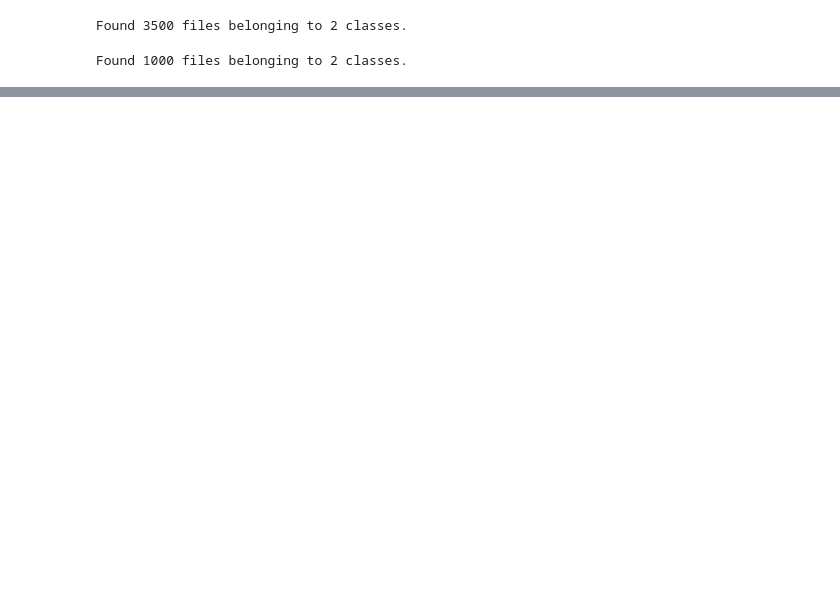
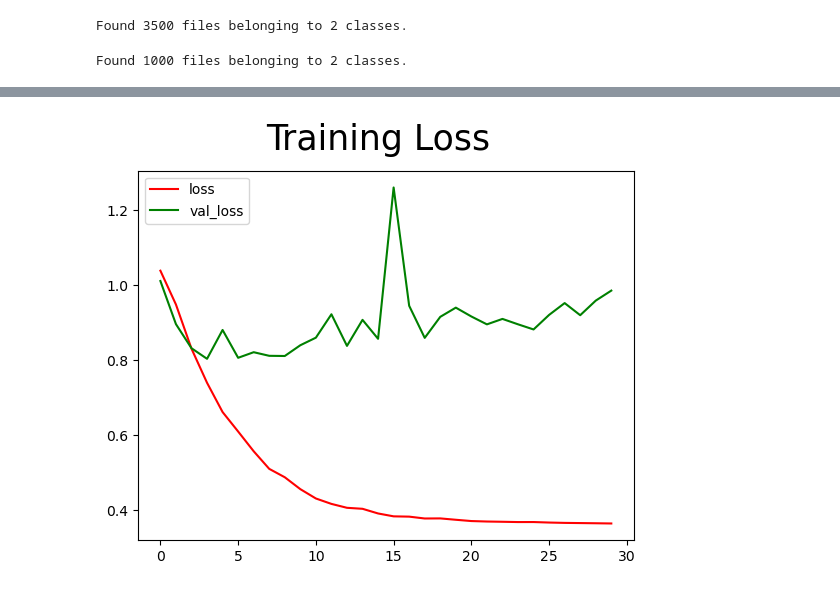
Before and after one commit to Caroline-Mwangi/Automate-PE-Detection-CNN, a Jupyter notebook: AUTOMATED PE DETECTION.ipynb, the cells around one changed output, grey strips where cells are left out. Saved outputs shown, nothing was run; the diff lists cells and outputs as text; code cells hidden in the pictures; blank space fills up the shorter version.

```diff
--- a/AUTOMATED PE DETECTION.ipynb
+++ b/AUTOMATED PE DETECTION.ipynb
@@ -173,21 +236,21 @@ dataset_valid = dataset_valid.map(lambda x,y: (x/255, y))
 model = Sequential()
 # %%
 # Layers
-model.add(Conv2D(16, (3,3), 1, activation='relu', input_shape=(256,256,3)))
-model.add(MaxPooling2D())
+model.add(Conv2D(32 , (3,3), padding = 'same' , activation = 'relu' , input_shape = ( 256, 256, 3), kernel_regularizer=l2(l=0.001)))
+model.add(MaxPooling2D((2,2)))
 
-model.add(Conv2D(32, (3,3), 1, activation='relu'))
-model.add(MaxPooling2D())
+model.add(Conv2D(64 , (3,3), padding = 'same' , activation = 'relu', kernel_regularizer=l2(l=0.0005)))
+model.add(MaxPooling2D((2,2)))
 
-model.add(Conv2D(64, (3,3), 1, activation='relu'))
-model.add(MaxPooling2D())
+model.add(Conv2D(128 , (3,3) , padding = 'same' , activation = 'relu', kernel_regularizer=l2(l=0.001)))
+model.add(MaxPooling2D((2,2)))
 
 model.add(Flatten())
 
-model.add(Dense(256, activation='relu'))
-model.add(Dense(1, activation='sigmoid'))
+model.add(Dense(units = 256 , activation = 'relu', kernel_regularizer=l2(l=0.0005)))
+model.add(Dense(units = 1 , activation = 'sigmoid'))
 # %%
-model.compile(optimizer =SGD(learning_rate=0.0005), loss=tf.losses.BinaryCrossentropy(), metrics=['accuracy'])
+model.compile(optimizer = SGD(learning_rate=0.0003, momentum=0.9), loss=tf.losses.BinaryCrossentropy(), metrics=['accuracy'])
 # %%
 model.summary()
 # %% [output]
@@ -211,6 +276,7 @@ _________________________________________________________________
 # %%
 hist = model.fit(dataset_train,
-                           validation_data=dataset_valid,
-                           epochs = 25,
+                           validation_data = dataset_valid,
+                           batch_size=32,
+                           epochs = 30,
                            verbose = 1)
 # %% [output]
@@ -233,0 +320,9 @@ Epoch 25/25
+# %%
+graph_loss = plt.figure()
+plt.plot(hist.history['loss'], color='red', label='loss')
+plt.plot(hist.history['val_loss'], color='green', label='val_loss')
+graph_loss.suptitle('Training Loss', fontsize=25)
+plt.legend(loc="upper left")
+plt.show()
+# %% [output]
+[figure, added]
```
Also changed, not shown: parts of 46 cells of this notebook.
